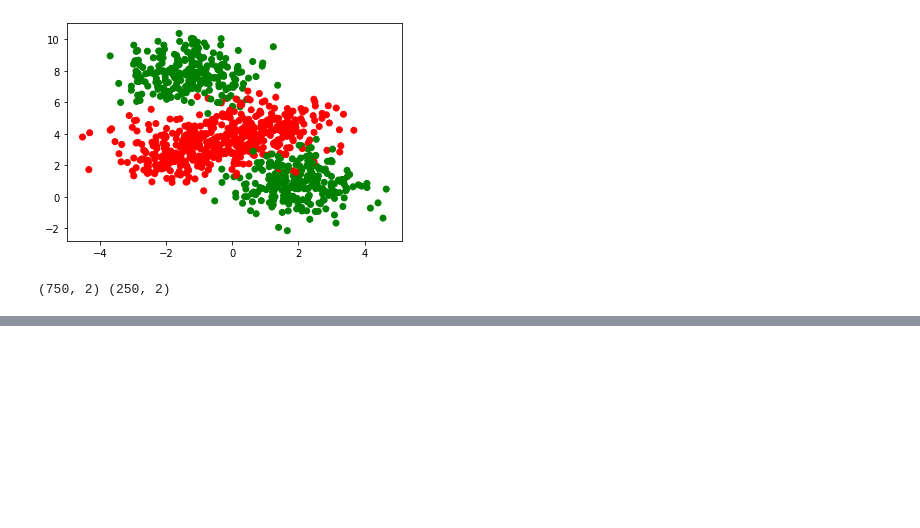
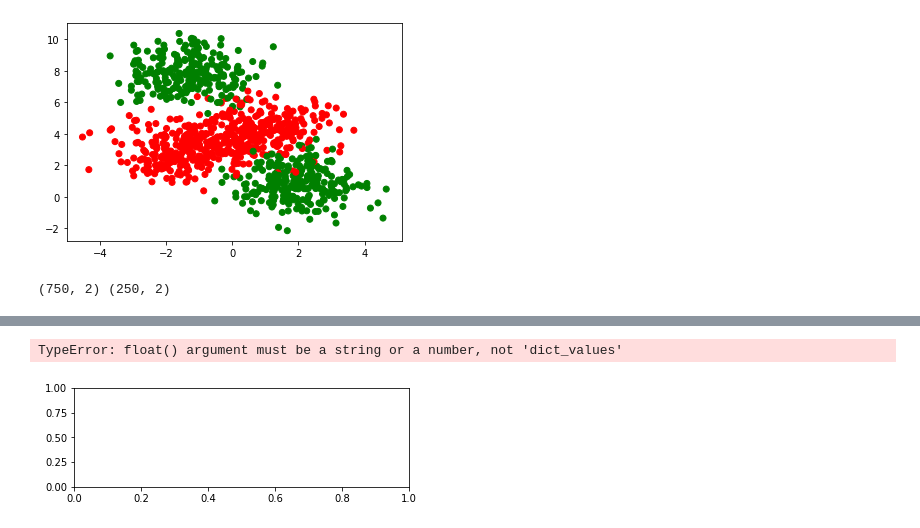
Before and after one commit to tarunlahrod/Deep-Learning-PadhAI, a Jupyter notebook: 6. Back Propagation/Scalar Back propagation.ipynb, the cells around one changed output, grey strips where cells are left out. Cells and saved outputs as stored; diff of their text form; code cells hidden in the pictures; blank space fills up the shorter version.

Commit message:
backprop for single weigh done. W1 has some weird plot (may be some error in code).

```diff
--- a/6. Back Propagation/Scalar Back propagation.ipynb
+++ b/6. Back Propagation/Scalar Back propagation.ipynb
@@ -56,0 +139,4 @@ print(X_train.shape, X_val.shape)
+# %%
+ffnw1 = FFNetworkW1()
+ffnw1.fit(X_train, Y_train, epochs = 500, learning_rate = 1, display_loss = True)
+# %% [output]
@@ -56,0 +144,2 @@ print(X_train.shape, X_val.shape)
+TypeError: float() argument must be a string or a number, not 'dict_values'
+[figure, added]
```
Also changed, not shown: parts of 5 cells of this notebook, 1 other file.
